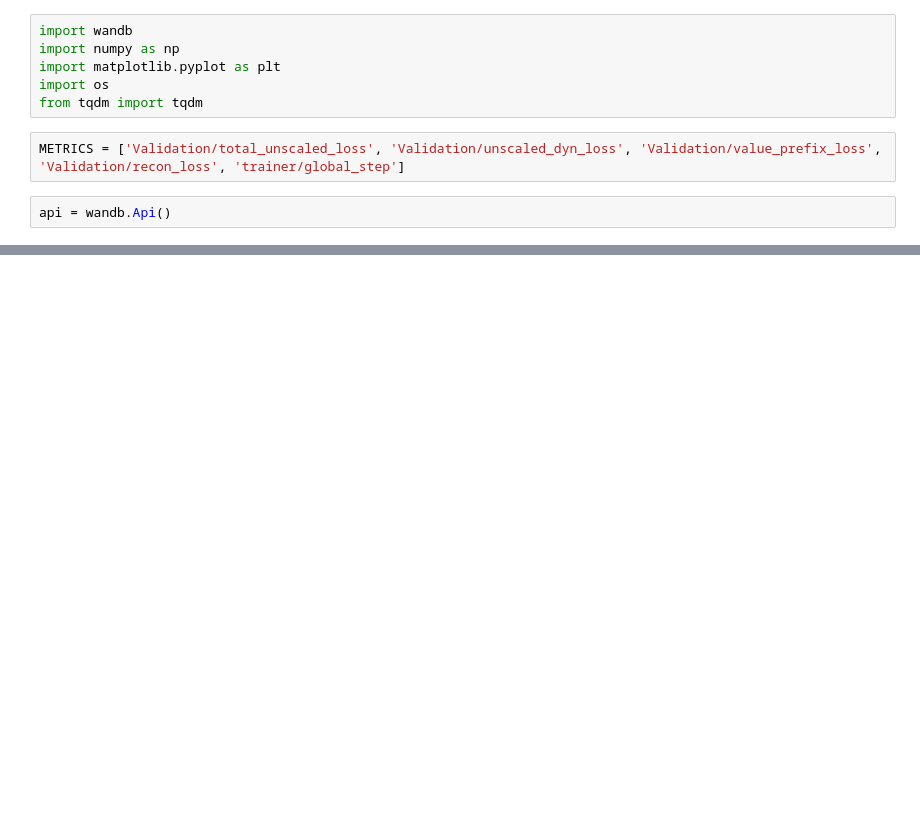
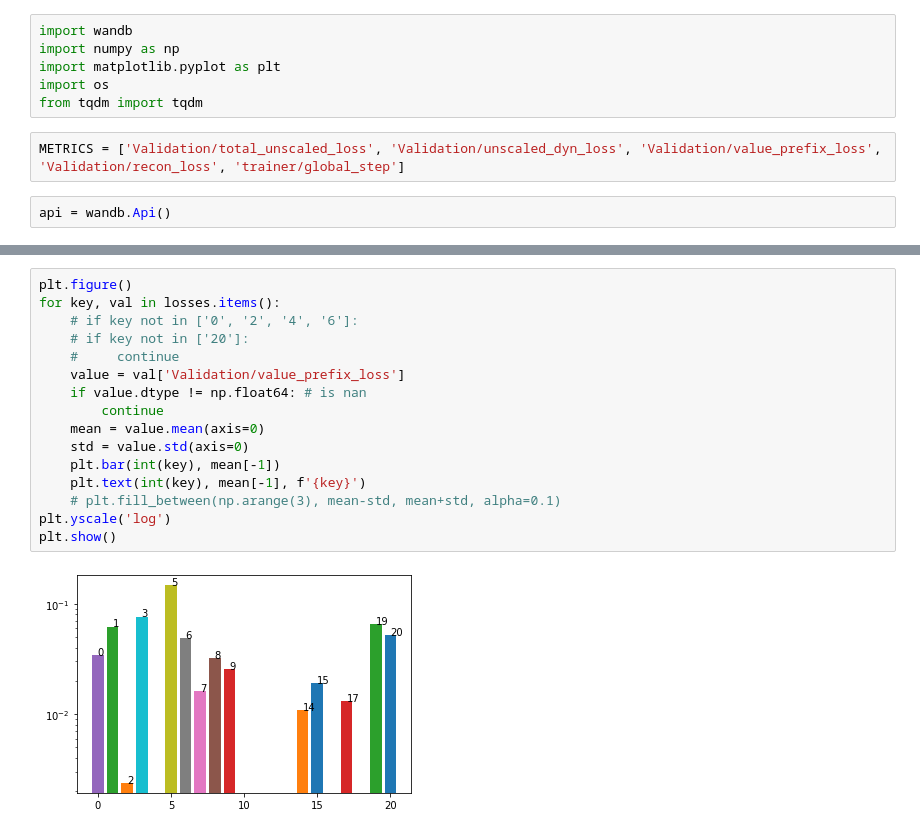
Before and after one commit to TomFrederik/master_thesis, a Jupyter notebook: hmm/analyze_toy_experiments.ipynb, the cells around one changed output, grey strips where cells are left out. Drawn from its saved outputs; the diff is of its cells as text; blank space fills up the shorter version.

```diff
--- a/hmm/analyze_toy_experiments.ipynb
+++ b/hmm/analyze_toy_experiments.ipynb
@@ -49,0 +71,18 @@ for key, val in losses.items():
+# %%
+plt.figure()
+for key, val in losses.items():
+    # if key not in ['0', '2', '4', '6']:
+    # if key not in ['20']:
+    #     continue
+    value = val['Validation/value_prefix_loss']
+    if value.dtype != np.float64: # is nan
+        continue
+    mean = value.mean(axis=0)
+    std = value.std(axis=0)
+    plt.bar(int(key), mean[-1])
+    plt.text(int(key), mean[-1], f'{key}')
+    # plt.fill_between(np.arange(3), mean-std, mean+std, alpha=0.1)
+plt.yscale('log')
+plt.show()
+# %% [output]
+[figure, added]
```
Also changed, not shown: parts of 6 cells of this notebook, 3 other files.
